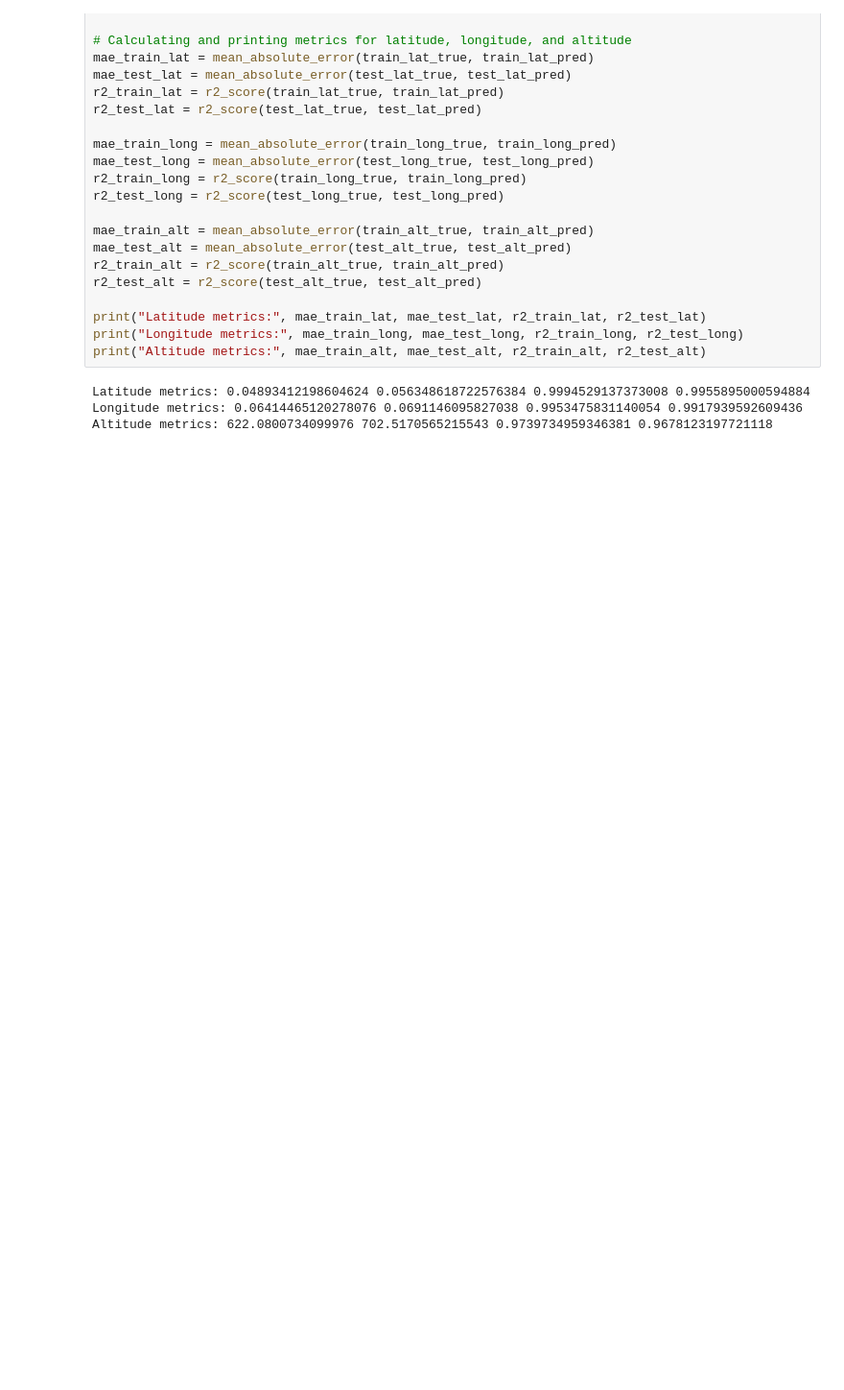
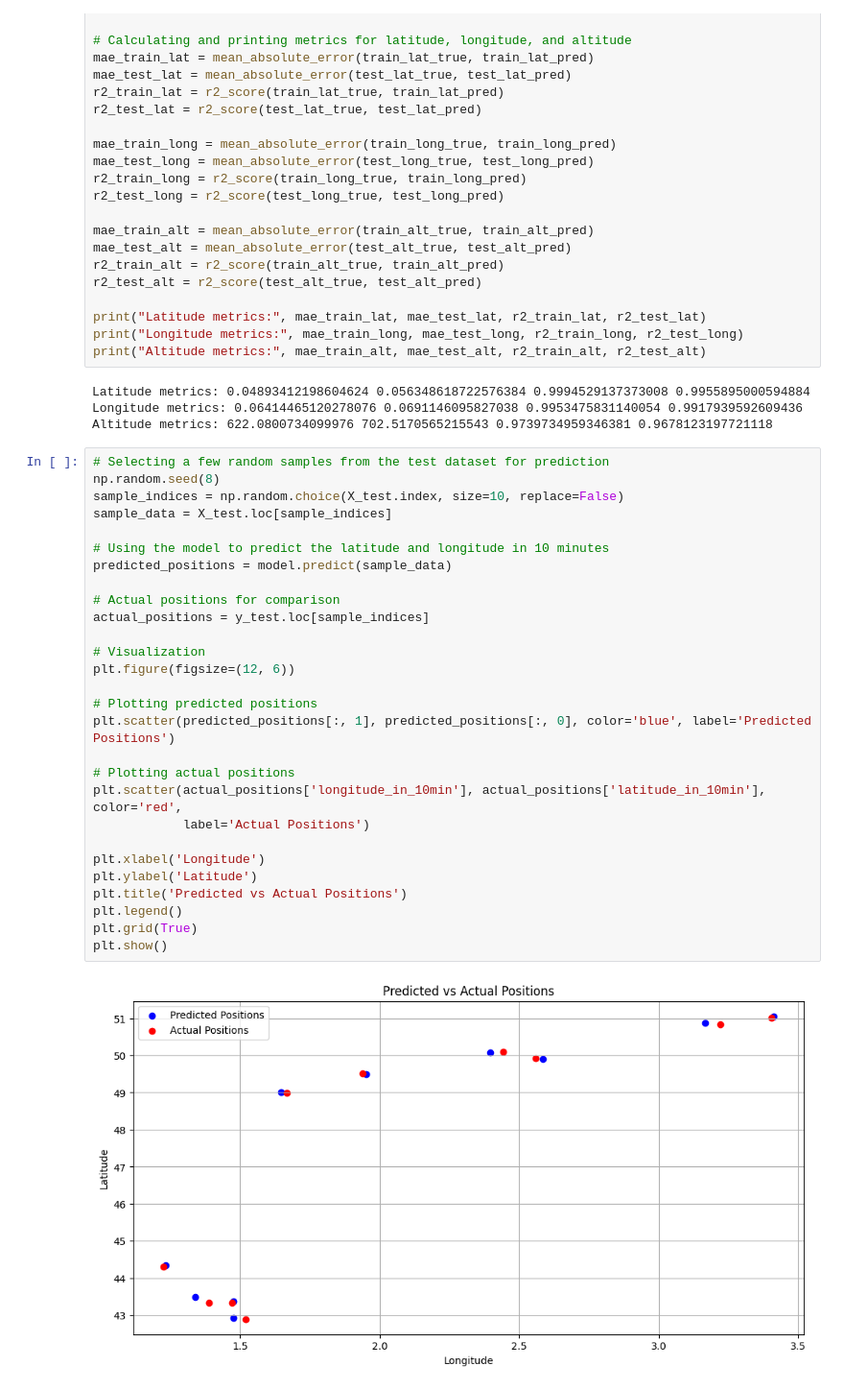
Before and after one commit to Jarifa/FOE_Group_3, a Jupyter notebook: Model3_XGB_Regressor.ipynb, the cells around one changed output. Shown: that part at 96% size. Drawn from its saved outputs; the diff is of its cells as text; blank space fills up the shorter version.

```diff
--- a/Model3_XGB_Regressor.ipynb
+++ b/Model3_XGB_Regressor.ipynb
@@ -72,3 +74,33 @@ print("Altitude metrics:", mae_train_alt, mae_test_alt, r2_train_alt, r2_test_al
 Latitude metrics: 0.04893412198604624 0.056348618722576384 0.9994529137373008 0.9955895000594884
 Longitude metrics: 0.06414465120278076 0.0691146095827038 0.9953475831140054 0.9917939592609436
 Altitude metrics: 622.0800734099976 702.5170565215543 0.9739734959346381 0.9678123197721118
+# %%
+# Selecting a few random samples from the test dataset for prediction
+np.random.seed(8)
+sample_indices = np.random.choice(X_test.index, size=10, replace=False)
+sample_data = X_test.loc[sample_indices]
+
+# Using the model to predict the latitude and longitude in 10 minutes
+predicted_positions = model.predict(sample_data)
+
+# Actual positions for comparison
+actual_positions = y_test.loc[sample_indices]
+
+# Visualization
+plt.figure(figsize=(12, 6))
+
+# Plotting predicted positions
+plt.scatter(predicted_positions[:, 1], predicted_positions[:, 0], color='blue', label='Predicted Positions')
+
+# Plotting actual positions
+plt.scatter(actual_positions['longitude_in_10min'], actual_positions['latitude_in_10min'], color='red',
+            label='Actual Positions')
+
+plt.xlabel('Longitude')
+plt.ylabel('Latitude')
+plt.title('Predicted vs Actual Positions')
+plt.legend()
+plt.grid(True)
+plt.show()
+# %% [output]
+[figure, added]
```
Also changed, not shown: parts of 2 cells of this notebook, 3 other files.
